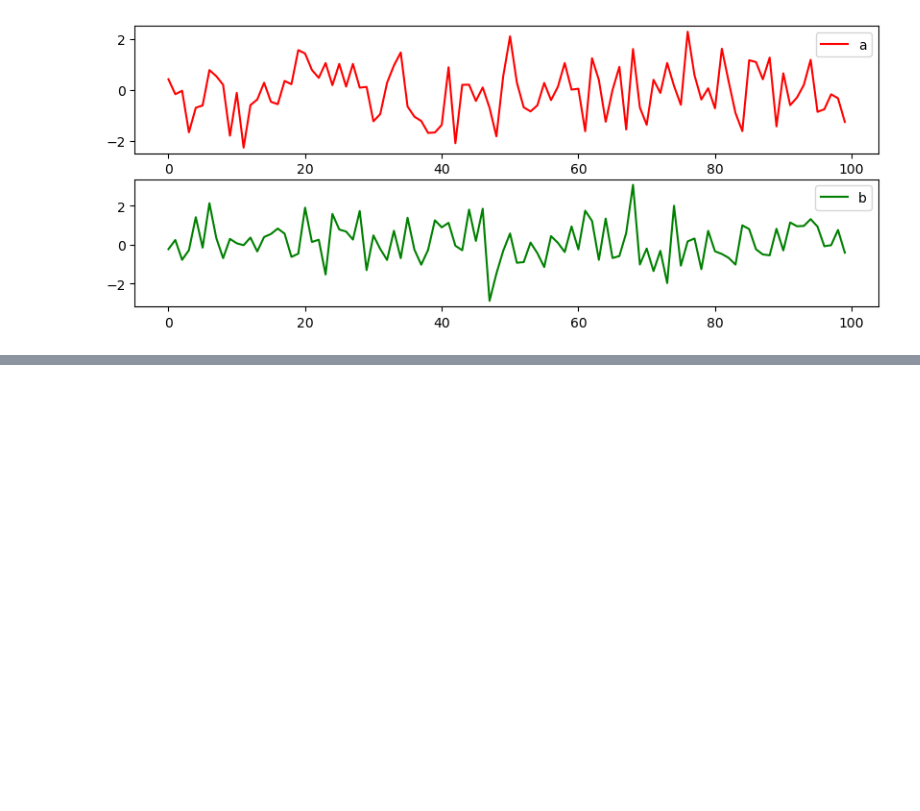
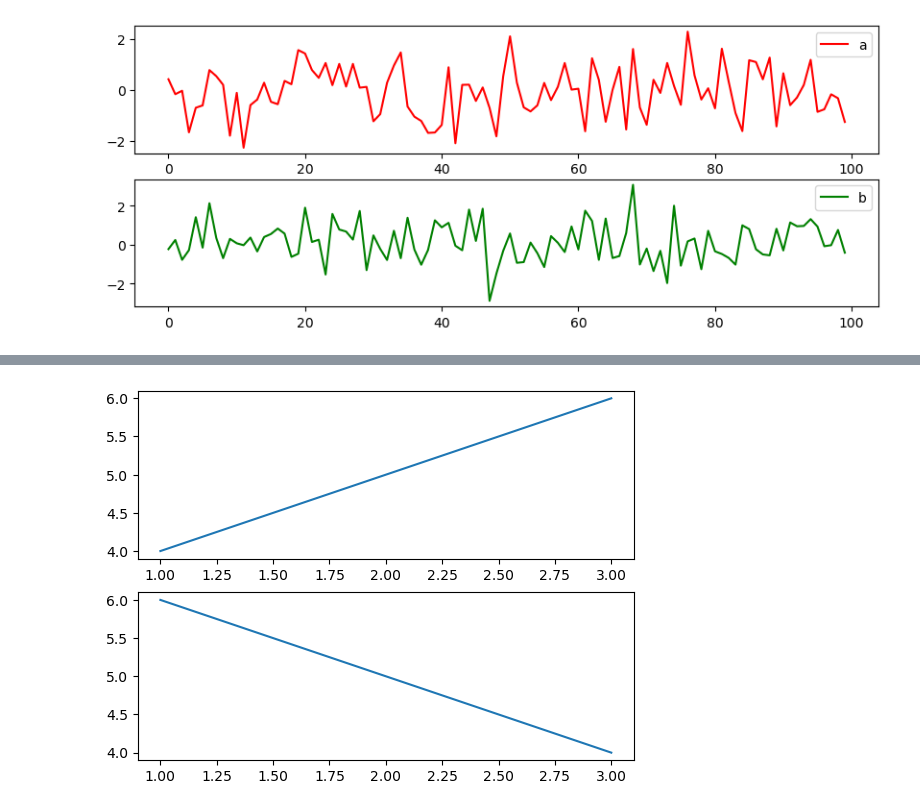
Before and after one commit to maxfil333/shared, a Jupyter notebook: matplot_notes.ipynb, the cells around one changed output, grey strips where cells are left out. Saved outputs shown, nothing was run; the diff lists cells and outputs as text; code cells hidden in the pictures; blank space fills up the shorter version.

```diff
--- a/matplot_notes.ipynb
+++ b/matplot_notes.ipynb
@@ -259,0 +285,13 @@ plt.show()
+# %%
+# fig.add_subplot()
+# Добавляет подграфик (Axes) к существующей фигуре в виде сетки.
+# Синтаксис: fig.add_subplot(nrows, ncols, index) (например, 111 = 1x1 сетка, позиция 1)
+
+fig = plt.figure()
+ax1 = fig.add_subplot(211)  # 2 ряда, 1 столбец, 1-я позиция
+ax2 = fig.add_subplot(212)  # 2 ряда, 1 столбец, 2-я позиция
+ax1.plot([1, 2, 3], [4, 5, 6])
+ax2.plot([1, 2, 3], [6, 5, 4])
+plt.show()
+# %% [output]
+[figure, added]
```
Also changed, not shown: parts of 33 cells of this notebook.
